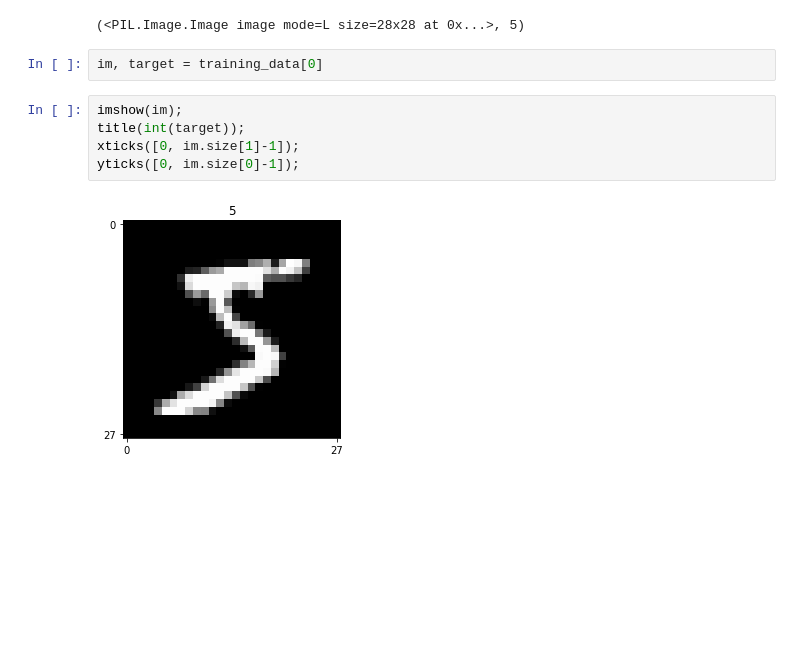
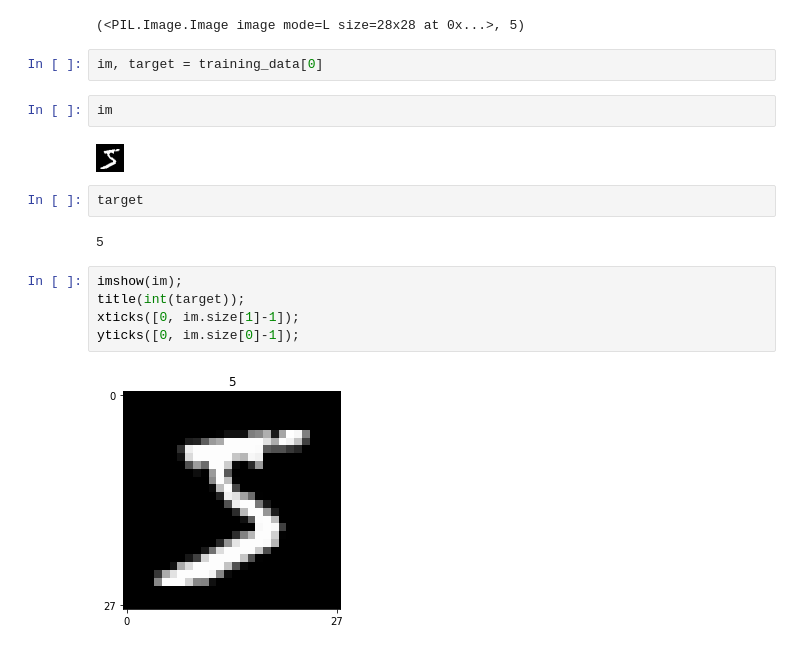
Before and after one commit to MU-CSE627/MU-CSE627, a Jupyter notebook: labs/lab-03-neural-net/pytorch-convnet.ipynb, the cells around one changed output. Drawn from its saved outputs; the diff is of its cells as text; blank space fills up the shorter version.

```diff
--- a/labs/lab-03-neural-net/pytorch-convnet.ipynb
+++ b/labs/lab-03-neural-net/pytorch-convnet.ipynb
@@ -81,6 +90,14 @@ training_data[0]
 (<PIL.Image.Image image mode=L size=28x28 at 0x...>, 5)
 # %%
 im, target = training_data[0]
+# %%
+im
+# %% [output]
+[figure, added]
+# %%
+target
+# %% [output]
+5
 # %%
 imshow(im);
 title(int(target));
```
Also changed, not shown: parts of 44 cells of this notebook.
